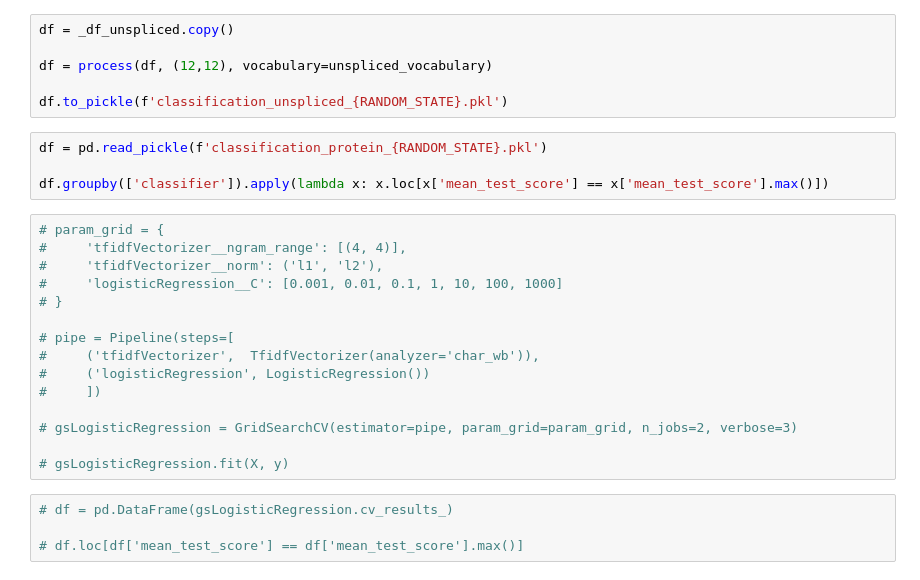
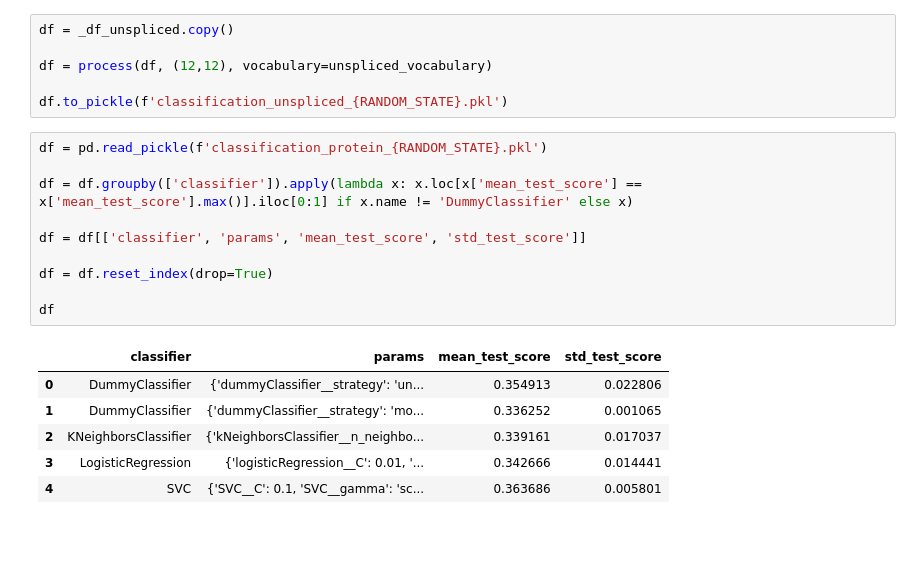
Before and after one commit to gene-to-phenotype-predictions/Baseline_TF-IDF_Analysis, a Jupyter notebook: analysis/main.ipynb, the cells around one changed output. Saved outputs shown, nothing was run; the diff lists cells and outputs as text; blank space fills up the shorter version.

```diff
--- a/analysis/main.ipynb
+++ b/analysis/main.ipynb
@@ -357,23 +436,17 @@ df.to_pickle(f'classification_unspliced_{RANDOM_STATE}.pkl')
 # %%
 df = pd.read_pickle(f'classification_protein_{RANDOM_STATE}.pkl')
 
-df.groupby(['classifier']).apply(lambda x: x.loc[x['mean_test_score'] == x['mean_test_score'].max()])
+df = df.groupby(['classifier']).apply(lambda x: x.loc[x['mean_test_score'] == x['mean_test_score'].max()].iloc[0:1] if x.name != 'DummyClassifier' else x)
+
+df = df[['classifier', 'params', 'mean_test_score', 'std_test_score']]
+
+df = df.reset_index(drop=True)
+
+df
+# %% [output]
+|  | classifier | params | mean_test_score | std_test_score |
+| 0 | DummyClassifier | {'dummyClassifier__strategy': 'un... | 0.354913 | 0.022806 |
+| 1 | DummyClassifier | {'dummyClassifier__strategy': 'mo... | 0.336252 | 0.001065 |
+| 2 | KNeighborsClassifier | {'kNeighborsClassifier__n_neighbo... | 0.339161 | 0.017037 |
+| 3 | LogisticRegression | {'logisticRegression__C': 0.01, '... | 0.342666 | 0.014441 |
+| 4 | SVC | {'SVC__C': 0.1, 'SVC__gamma': 'sc... | 0.363686 | 0.005801 |
-# %%
-# param_grid = {
-#     'tfidfVectorizer__ngram_range': [(4, 4)],
-#     'tfidfVectorizer__norm': ('l1', 'l2'),
-#     'logisticRegression__C': [0.001, 0.01, 0.1, 1, 10, 100, 1000]
-# }
-
-# pipe = Pipeline(steps=[
-#     ('tfidfVectorizer',  TfidfVectorizer(analyzer='char_wb')),
-#     ('logisticRegression', LogisticRegression())
-#     ])
-
-# gsLogisticRegression = GridSearchCV(estimator=pipe, param_grid=param_grid, n_jobs=2, verbose=3)
-
-# gsLogisticRegression.fit(X, y)
-# %%
-# df = pd.DataFrame(gsLogisticRegression.cv_results_)
-
-# df.loc[df['mean_test_score'] == df['mean_test_score'].max()]
```
Also changed, not shown: parts of 16 cells of this notebook, 5 other files.
